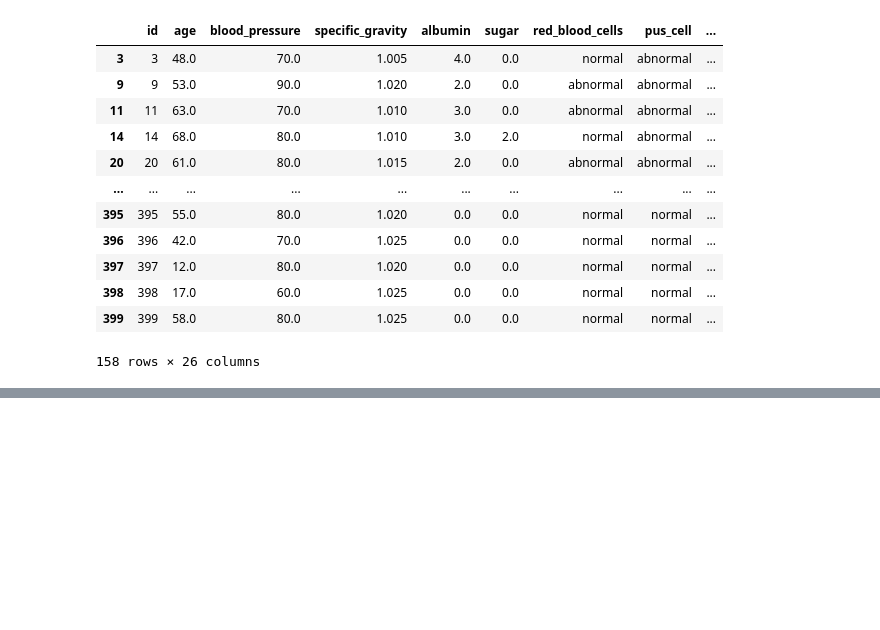
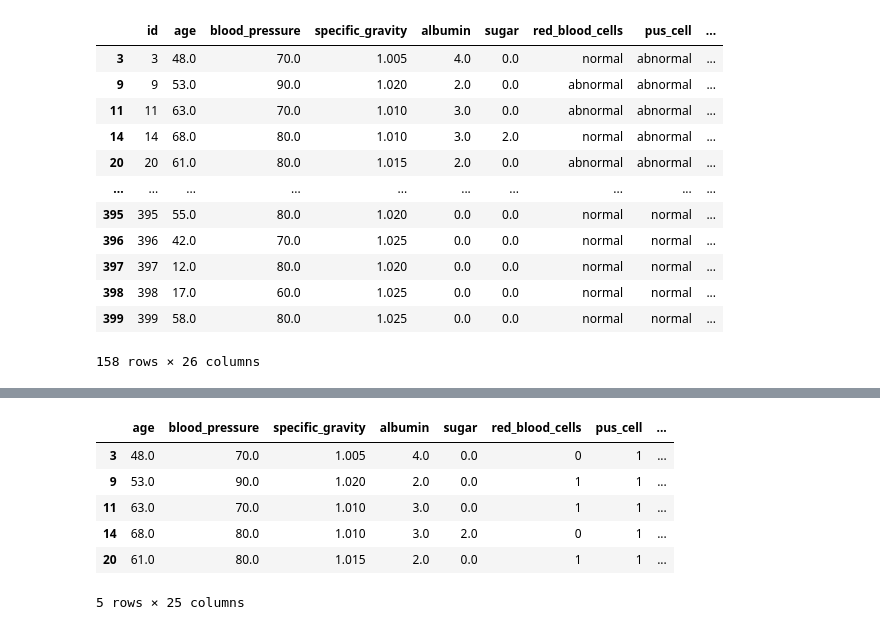
Before and after one commit to Cbeale2020/Machine-Learning-Project, a Jupyter notebook: ChronicKidneyDisease.ipynb, the cells around one changed output, grey strips where cells are left out. Saved outputs shown, nothing was run; the diff lists cells and outputs as text; code cells hidden in the pictures; blank space fills up the shorter version.

```diff
--- a/ChronicKidneyDisease.ipynb
+++ b/ChronicKidneyDisease.ipynb
@@ -256,0 +343,11 @@ Training
+# %%
+# display final dataset
+machine_ready_values.head()
+# %% [output]
+|  | age | blood_pressure | specific_gravity | albumin | sugar | red_blood_cells | pus_cell | ... |
+| 3 | 48.0 | 70.0 | 1.005 | 4.0 | 0.0 | 0 | 1 | ... |
+| 9 | 53.0 | 90.0 | 1.020 | 2.0 | 0.0 | 1 | 1 | ... |
+| 11 | 63.0 | 70.0 | 1.010 | 3.0 | 0.0 | 1 | 1 | ... |
+| 14 | 68.0 | 80.0 | 1.010 | 3.0 | 2.0 | 0 | 1 | ... |
+| 20 | 61.0 | 80.0 | 1.015 | 2.0 | 0.0 | 1 | 1 | ... |
+5 rows × 25 columns
```
Also changed, not shown: parts of 45 cells of this notebook, 18 other files.
